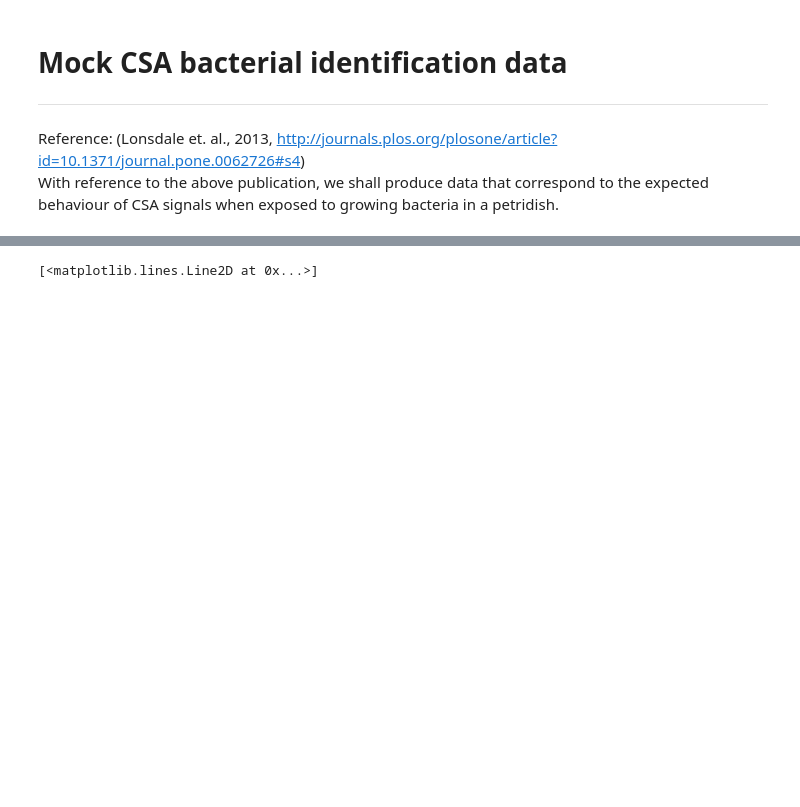
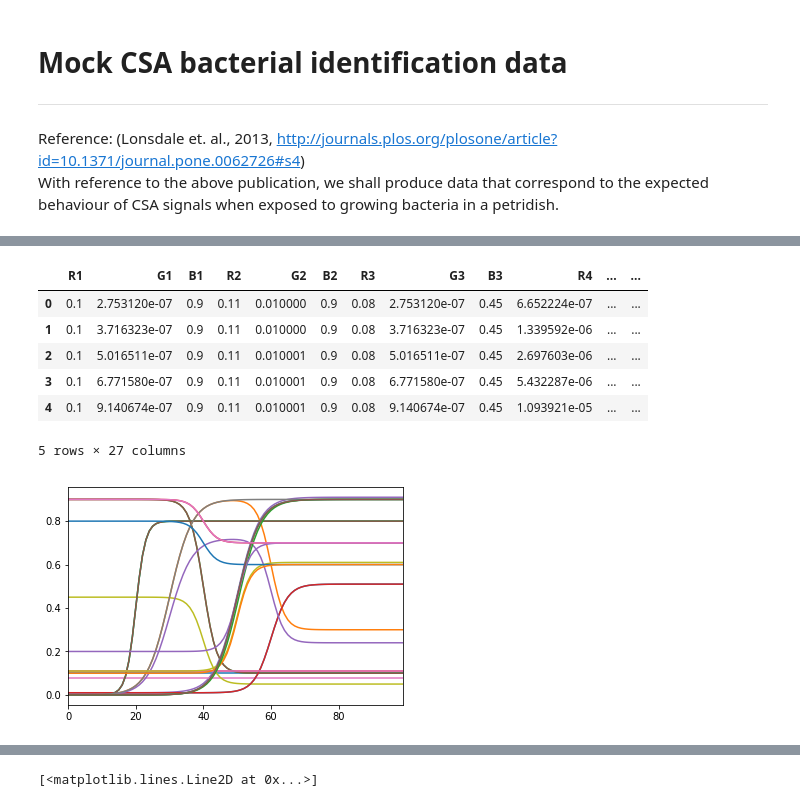
Before and after one commit to edmundlth/advanced_business_analytics_materials, a Jupyter notebook: animation_gesalt_principle_data.ipynb, the cells around one changed output, grey strips where cells are left out. Drawn from its saved outputs; the diff is of its cells as text; code cells hidden in the pictures; blank space fills up the shorter version.

```diff
--- a/animation_gesalt_principle_data.ipynb
+++ b/animation_gesalt_principle_data.ipynb
@@ -96,0 +139,13 @@ for curve in all_curves:
+# %%
+trajectories_df = pd.read_csv("./color_space_trajectories.csv")
+trajectories_df.plot(legend=False)
+trajectories_df.head()
+# %% [output]
+|  | R1 | G1 | B1 | R2 | G2 | B2 | R3 | G3 | B3 | R4 | ... | ... |
+| 0 | 0.1 | 2.753120e-07 | 0.9 | 0.11 | 0.010000 | 0.9 | 0.08 | 2.753120e-07 | 0.45 | 6.652224e-07 | ... | ... |
+| 1 | 0.1 | 3.716323e-07 | 0.9 | 0.11 | 0.010000 | 0.9 | 0.08 | 3.716323e-07 | 0.45 | 1.339592e-06 | ... | ... |
+| 2 | 0.1 | 5.016511e-07 | 0.9 | 0.11 | 0.010001 | 0.9 | 0.08 | 5.016511e-07 | 0.45 | 2.697603e-06 | ... | ... |
+| 3 | 0.1 | 6.771580e-07 | 0.9 | 0.11 | 0.010001 | 0.9 | 0.08 | 6.771580e-07 | 0.45 | 5.432287e-06 | ... | ... |
+| 4 | 0.1 | 9.140674e-07 | 0.9 | 0.11 | 0.010001 | 0.9 | 0.08 | 9.140674e-07 | 0.45 | 1.093921e-05 | ... | ... |
+5 rows × 27 columns
+[figure, added]
```
Also changed, not shown: parts of 32 cells of this notebook, 1 other file.
